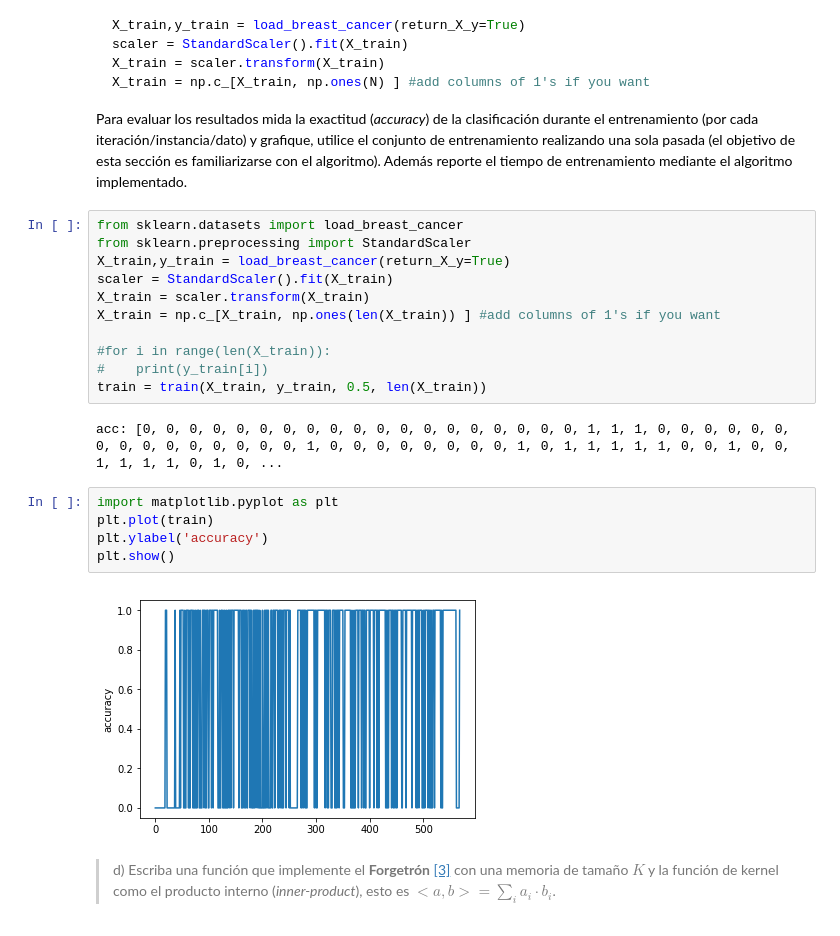
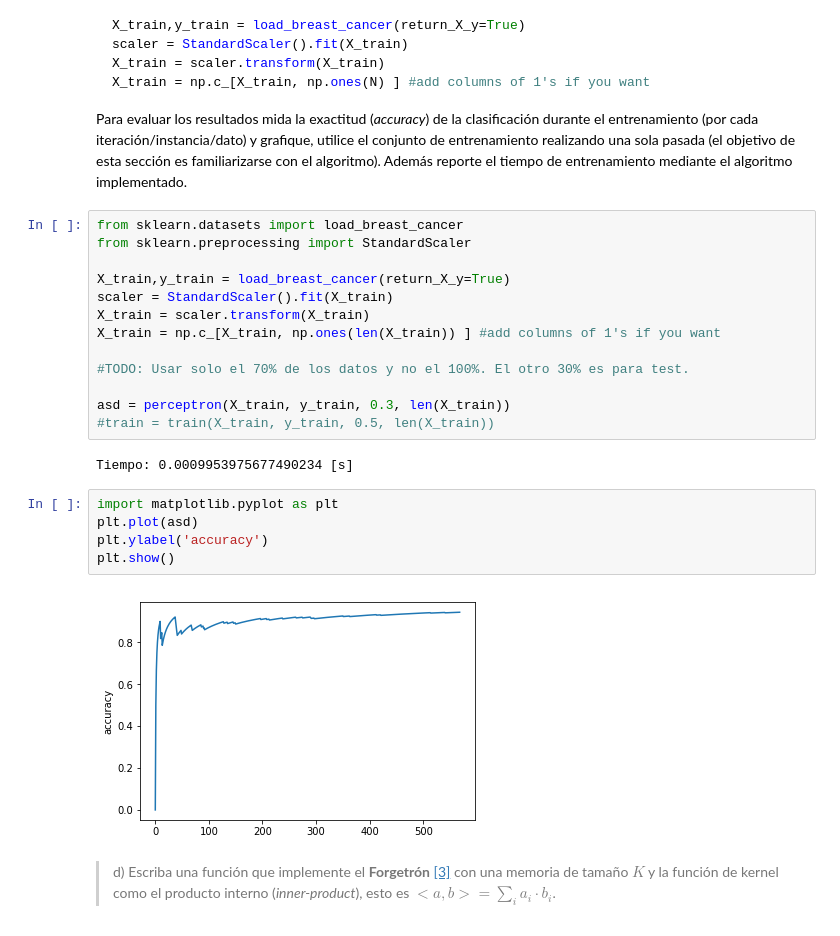
Before and after one commit to Sebaatd/MachineLearning-T0, a Jupyter notebook: Enunciado.ipynb, the cells around one changed output. Saved outputs shown, nothing was run; the diff lists cells and outputs as text.

```diff
--- a/Enunciado.ipynb
+++ b/Enunciado.ipynb
@@ -121,23 +109,25 @@ Para evaluar los resultados mida la exactitud (*accuracy*) de la clasificación
 # %%
 from sklearn.datasets import load_breast_cancer
 from sklearn.preprocessing import StandardScaler
+
 X_train,y_train = load_breast_cancer(return_X_y=True)
 scaler = StandardScaler().fit(X_train)
 X_train = scaler.transform(X_train)
 X_train = np.c_[X_train, np.ones(len(X_train)) ] #add columns of 1's if you want
 
-#for i in range(len(X_train)):
-#    print(y_train[i])
-train = train(X_train, y_train, 0.5, len(X_train))
+#TODO: Usar solo el 70% de los datos y no el 100%. El otro 30% es para test.
+
+asd = perceptron(X_train, y_train, 0.3, len(X_train))
+#train = train(X_train, y_train, 0.5, len(X_train))
 # %% [output]
-acc: [0, 0, 0, 0, 0, 0, 0, 0, 0, 0, 0, 0, 0, 0, 0, 0, 0, 0, 0, 1, 1, 1, 0, 0, 0, 0, 0, 0, 0, 0, 0, 0, 0, 0, 0, 0, 0, 1, 0, 0, 0, 0, 0, 0, 0, 0, 1, 0, 1, 1, 1, 1, 1, 0, 0, 1, 0, 0, 1, 1, 1, 1, 0, 1, 0, ...
+Tiempo: 0.0009953975677490234 [s]
 # %%
 import matplotlib.pyplot as plt
-plt.plot(train)
+plt.plot(asd)
 plt.ylabel('accuracy')
 plt.show()
 # %% [output]
-[figure, old version]
+[figure, new version]
 # %% [markdown]
 > d) Escriba una función que implemente el **Forgetrón** [[3]](#refs) con una memoria de tamaño $K$ y la función de kernel como el producto interno (*inner-product*), esto es $<a,b> = \sum_i a_i \cdot b_i$.
 # %%
```
Also changed, not shown: parts of 10 cells of this notebook.
